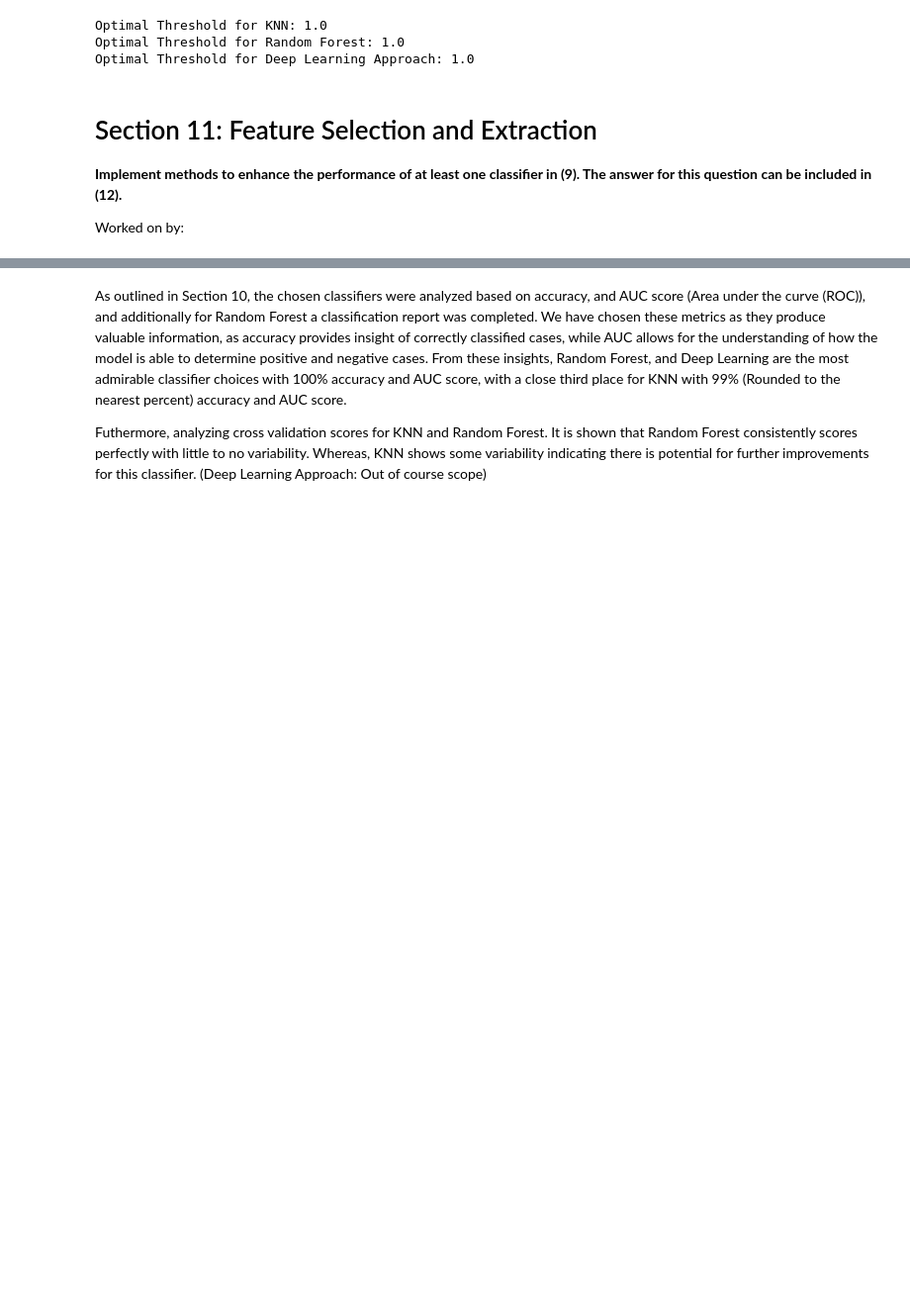
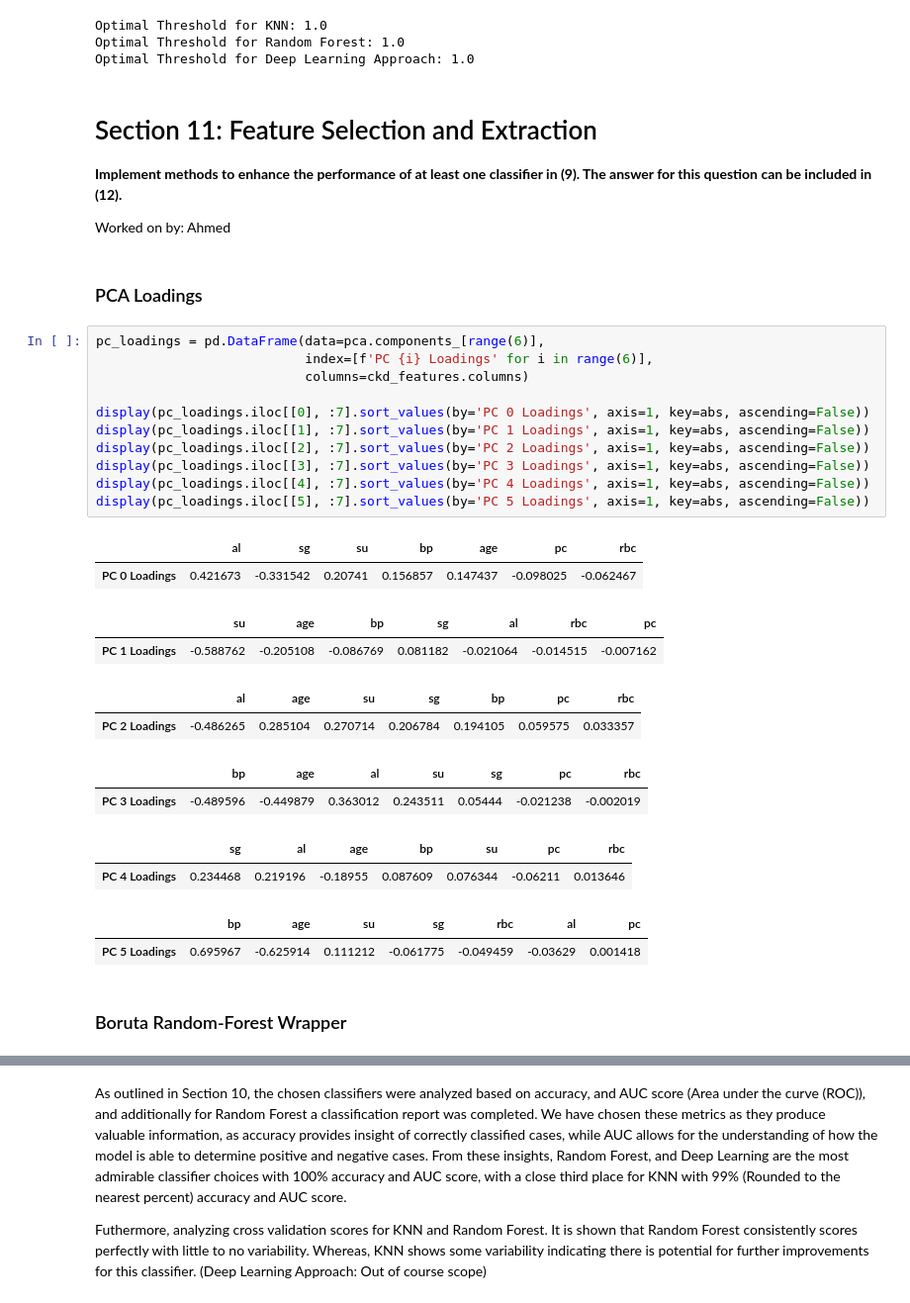
Before and after one commit to kyleosung/Stats_3DA3_A6, a Jupyter notebook: assignment6.ipynb, the cells around one changed output, grey strips where cells are left out. Shown at 99% size. Cells and saved outputs as stored; diff of their text form; blank space fills up the shorter version.

```diff
--- a/assignment6.ipynb
+++ b/assignment6.ipynb
@@ -1153,4 +1139,32 @@ Optimal Threshold for Deep Learning Approach: 1.0
 
 **Implement methods to enhance the performance of at least one classifier in (9). The answer for this question can be included in (12).**
 
-Worked on by:
+Worked on by: Ahmed
+# %% [markdown]
+### PCA Loadings
+# %%
+pc_loadings = pd.DataFrame(data=pca.components_[range(6)],
+                           index=[f'PC {i} Loadings' for i in range(6)],
+                           columns=ckd_features.columns)
+
+display(pc_loadings.iloc[[0], :7].sort_values(by='PC 0 Loadings', axis=1, key=abs, ascending=False))
+display(pc_loadings.iloc[[1], :7].sort_values(by='PC 1 Loadings', axis=1, key=abs, ascending=False))
+display(pc_loadings.iloc[[2], :7].sort_values(by='PC 2 Loadings', axis=1, key=abs, ascending=False))
+display(pc_loadings.iloc[[3], :7].sort_values(by='PC 3 Loadings', axis=1, key=abs, ascending=False))
+display(pc_loadings.iloc[[4], :7].sort_values(by='PC 4 Loadings', axis=1, key=abs, ascending=False))
+display(pc_loadings.iloc[[5], :7].sort_values(by='PC 5 Loadings', axis=1, key=abs, ascending=False))
+# %% [output]
+|  | al | sg | su | bp | age | pc | rbc |
+| PC 0 Loadings | 0.421673 | -0.331542 | 0.20741 | 0.156857 | 0.147437 | -0.098025 | -0.062467 |
+|  | su | age | bp | sg | al | rbc | pc |
+| PC 1 Loadings | -0.588762 | -0.205108 | -0.086769 | 0.081182 | -0.021064 | -0.014515 | -0.007162 |
+|  | al | age | su | sg | bp | pc | rbc |
+| PC 2 Loadings | -0.486265 | 0.285104 | 0.270714 | 0.206784 | 0.194105 | 0.059575 | 0.033357 |
+|  | bp | age | al | su | sg | pc | rbc |
+| PC 3 Loadings | -0.489596 | -0.449879 | 0.363012 | 0.243511 | 0.05444 | -0.021238 | -0.002019 |
+|  | sg | al | age | bp | su | pc | rbc |
+| PC 4 Loadings | 0.234468 | 0.219196 | -0.18955 | 0.087609 | 0.076344 | -0.06211 | 0.013646 |
+|  | bp | age | su | sg | rbc | al | pc |
+| PC 5 Loadings | 0.695967 | -0.625914 | 0.111212 | -0.061775 | -0.049459 | -0.03629 | 0.001418 |
+# %% [markdown]
+### Boruta Random-Forest Wrapper
```
Also changed, not shown: parts of 32 cells of this notebook, 1 other file.
